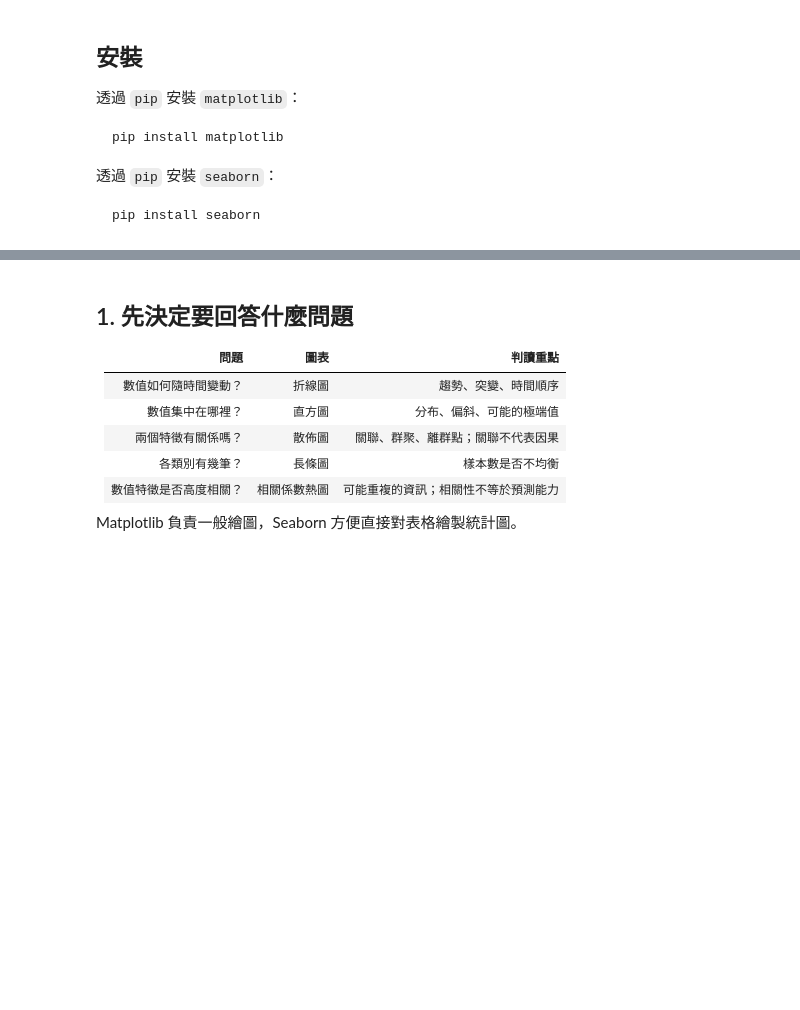
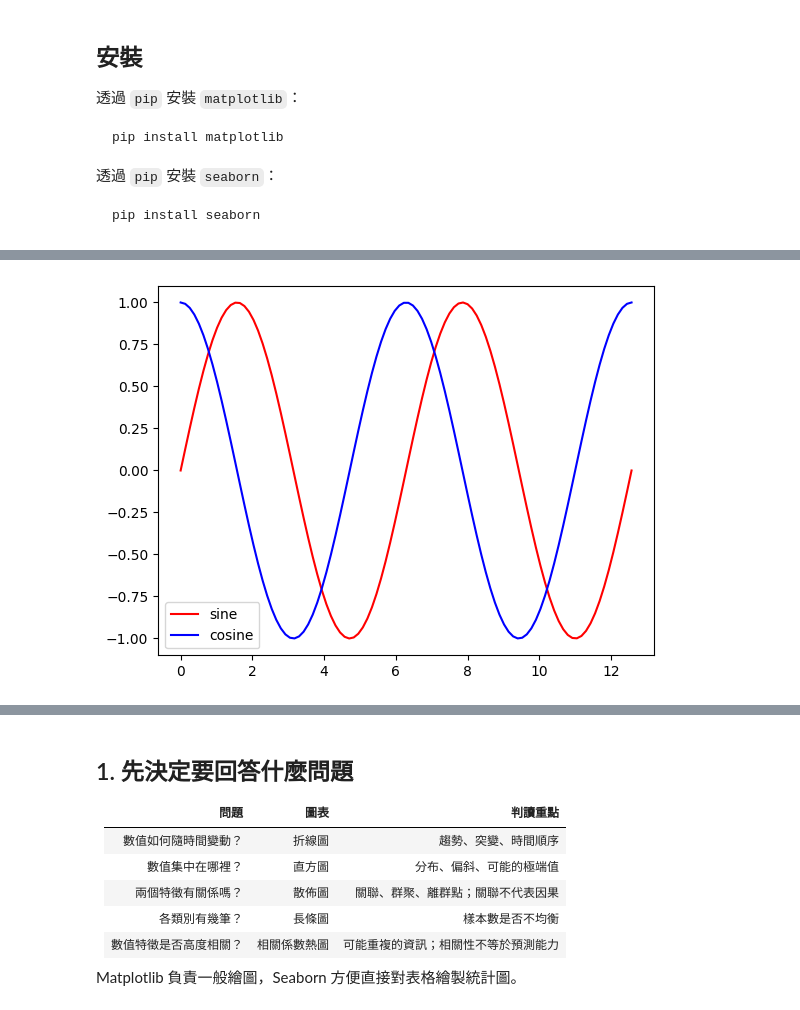
Before and after one commit to FengZhiQuan1046/Muchine_Learning_course_materials, a Jupyter notebook: simplified/matplotlib-資料視覺化.ipynb, the cells around one changed output, grey strips where cells are left out. Drawn from its saved outputs; the diff is of its cells as text; code cells hidden in the pictures; blank space fills up the shorter version.

```diff
--- a/simplified/matplotlib-資料視覺化.ipynb
+++ b/simplified/matplotlib-資料視覺化.ipynb
@@ -77,0 +129,35 @@ pip install seaborn
+# %%
+# 各式圖表 - 折線圖
+
+# 準備 x 軸資料
+x = np.linspace(
+    0,
+    4 * np.pi,
+    100
+)
+# 準備 y 軸資料
+y1 = np.sin(x)
+# 準備 y 軸資料
+y2 = np.cos(x)
+
+# 畫出 sine 折線圖
+plt.plot(
+    x,
+    y1,
+    color='red',
+    label='sine'
+)
+# 畫出 cosine 折線圖
+plt.plot(
+    x,
+    y2,
+    color='blue',
+    label='cosine'
+)
+
+# 使用圖例
+plt.legend()
+# 繪製圖表
+plt.show()
+# %% [output]
+[figure, added]
```
Also changed, not shown: parts of 22 cells of this notebook, 16 other files.
